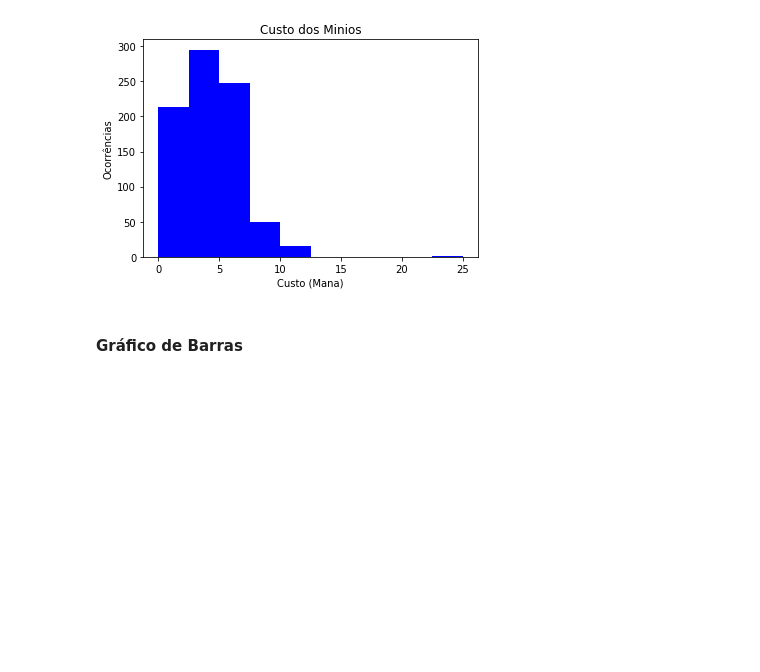
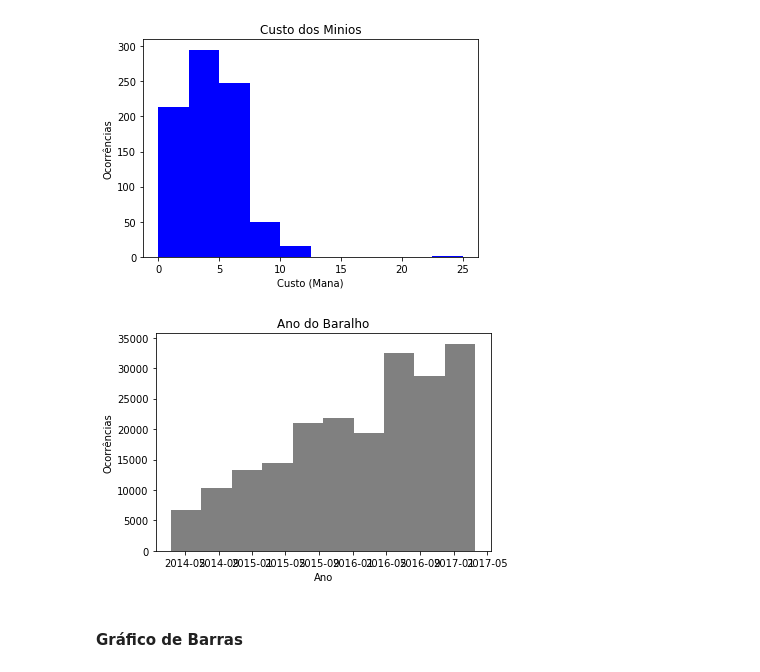
Before and after one commit to xdot2012/hearthstone_card_prediction, a Jupyter notebook: DataScience/douglas/Ciência de Dados.ipynb, the cells around one changed output. Saved outputs shown, nothing was run; the diff lists cells and outputs as text; code cells hidden in the pictures; blank space fills up the shorter version.

```diff
--- a/DataScience/douglas/Ciência de Dados.ipynb
+++ b/DataScience/douglas/Ciência de Dados.ipynb
@@ -288,6 +288,15 @@ plt.show()
 [figure]
 [figure]
 [figure]
+# %%
+plt.hist(decks.date, color= "gray", histtype="bar")
+plt.title("Ano do Baralho")
+plt.xlabel("Ano")
+plt.ylabel("Ocorrências")
+plt.savefig("graphs/hist/decks_year.png",dpi=300)
+plt.show()
+# %% [output]
+[figure, added]
 # %% [markdown]
 <h4><strong>Gráfico de Barras</strong></h4>
 # %%
```
Also changed, not shown: parts of 2 cells of this notebook, 2 other files.
